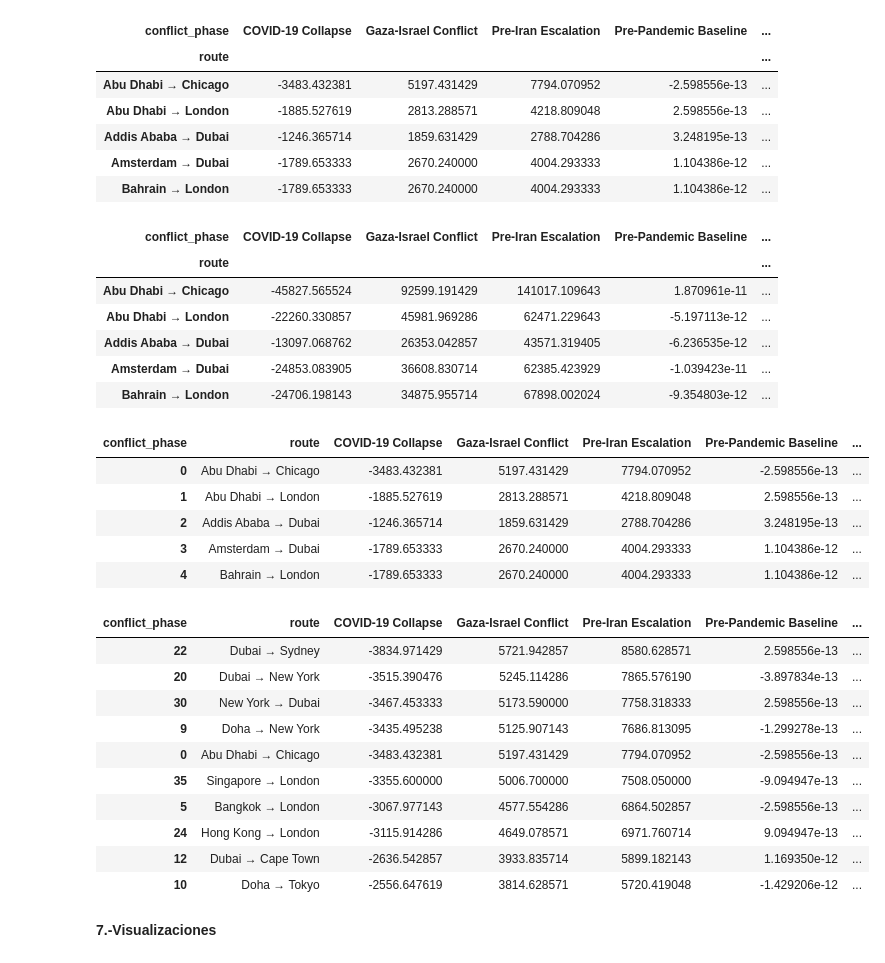
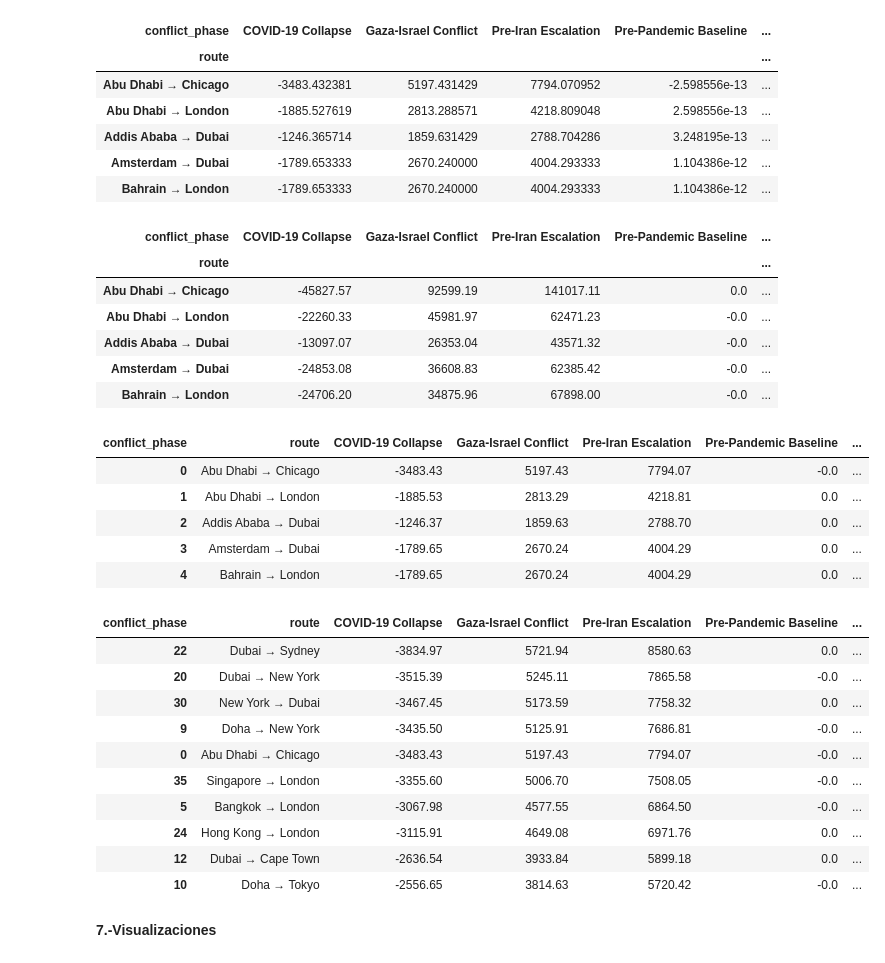
Before and after one commit to sutherlandfoncho/proyecto-prog-data, a Jupyter notebook: notebooks/02_transformaciones.ipynb, the cells around one changed output. Saved outputs shown, nothing was run; the diff lists cells and outputs as text; code cells hidden in the pictures.

Commit message:
rounds

```diff
--- a/notebooks/02_transformaciones.ipynb
+++ b/notebooks/02_transformaciones.ipynb
@@ -349,50 +354,51 @@ pivot_revenue = df_baseline_compare.pivot_table(
 )
 
 
+pivot_revenue = pivot_revenue.round(2)
 pivot_revenue.head()
 # %% [output]
 | conflict_phase | COVID-19 Collapse | Gaza-Israel Conflict | Pre-Iran Escalation | Pre-Pandemic Baseline | ... |
 | route |  |  |  |  | ... |
-| Abu Dhabi → Chicago | -45827.565524 | 92599.191429 | 141017.109643 | 1.870961e-11 | ... |
-| Abu Dhabi → London | -22260.330857 | 45981.969286 | 62471.229643 | -5.197113e-12 | ... |
-| Addis Ababa → Dubai | -13097.068762 | 26353.042857 | 43571.319405 | -6.236535e-12 | ... |
-| Amsterdam → Dubai | -24853.083905 | 36608.830714 | 62385.423929 | -1.039423e-11 | ... |
-| Bahrain → London | -24706.198143 | 34875.955714 | 67898.002024 | -9.354803e-12 | ... |
+| Abu Dhabi → Chicago | -45827.57 | 92599.19 | 141017.11 | 0.0 | ... |
+| Abu Dhabi → London | -22260.33 | 45981.97 | 62471.23 | -0.0 | ... |
+| Addis Ababa → Dubai | -13097.07 | 26353.04 | 43571.32 | -0.0 | ... |
+| Amsterdam → Dubai | -24853.08 | 36608.83 | 62385.42 | -0.0 | ... |
+| Bahrain → London | -24706.20 | 34875.96 | 67898.00 | -0.0 | ... |
 # %%
 
 pivot_fuel_cost = pivot_fuel_cost.reset_index()
 pivot_revenue = pivot_revenue.reset_index()
 
-
+pivot_fuel_cost = pivot_fuel_cost.round(2)
 pivot_fuel_cost.head()
 # %% [output]
 | conflict_phase | route | COVID-19 Collapse | Gaza-Israel Conflict | Pre-Iran Escalation | Pre-Pandemic Baseline | ... |
-| 0 | Abu Dhabi → Chicago | -3483.432381 | 5197.431429 | 7794.070952 | -2.598556e-13 | ... |
-| 1 | Abu Dhabi → London | -1885.527619 | 2813.288571 | 4218.809048 | 2.598556e-13 | ... |
-| 2 | Addis Ababa → Dubai | -1246.365714 | 1859.631429 | 2788.704286 | 3.248195e-13 | ... |
-| 3 | Amsterdam → Dubai | -1789.653333 | 2670.240000 | 4004.293333 | 1.104386e-12 | ... |
-| 4 | Bahrain → London | -1789.653333 | 2670.240000 | 4004.293333 | 1.104386e-12 | ... |
+| 0 | Abu Dhabi → Chicago | -3483.43 | 5197.43 | 7794.07 | -0.0 | ... |
+| 1 | Abu Dhabi → London | -1885.53 | 2813.29 | 4218.81 | 0.0 | ... |
+| 2 | Addis Ababa → Dubai | -1246.37 | 1859.63 | 2788.70 | 0.0 | ... |
+| 3 | Amsterdam → Dubai | -1789.65 | 2670.24 | 4004.29 | 0.0 | ... |
+| 4 | Bahrain → London | -1789.65 | 2670.24 | 4004.29 | 0.0 | ... |
 # %%
 
 pivot_fuel_cost["total_impact"] = pivot_fuel_cost.drop(columns=["route"]).sum(axis=1)
 
 
 pivot_fuel_cost_sorted = pivot_fuel_cost.sort_values(by="total_impact", ascending=False)
 
-
+pivot_fuel_cost_sorted = pivot_fuel_cost_sorted.round(2)
 pivot_fuel_cost_sorted.head(10)
 # %% [output]
 | conflict_phase | route | COVID-19 Collapse | Gaza-Israel Conflict | Pre-Iran Escalation | Pre-Pandemic Baseline | ... |
-| 22 | Dubai → Sydney | -3834.971429 | 5721.942857 | 8580.628571 | 2.598556e-13 | ... |
-| 20 | Dubai → New York | -3515.390476 | 5245.114286 | 7865.576190 | -3.897834e-13 | ... |
-| 30 | New York → Dubai | -3467.453333 | 5173.590000 | 7758.318333 | 2.598556e-13 | ... |
-| 9 | Doha → New York | -3435.495238 | 5125.907143 | 7686.813095 | -1.299278e-13 | ... |
-| 0 | Abu Dhabi → Chicago | -3483.432381 | 5197.431429 | 7794.070952 | -2.598556e-13 | ... |
-| 35 | Singapore → London | -3355.600000 | 5006.700000 | 7508.050000 | -9.094947e-13 | ... |
-| 5 | Bangkok → London | -3067.977143 | 4577.554286 | 6864.502857 | -2.598556e-13 | ... |
-| 24 | Hong Kong → London | -3115.914286 | 4649.078571 | 6971.760714 | 9.094947e-13 | ... |
-| 12 | Dubai → Cape Town | -2636.542857 | 3933.835714 | 5899.182143 | 1.169350e-12 | ... |
-| 10 | Doha → Tokyo | -2556.647619 | 3814.628571 | 5720.419048 | -1.429206e-12 | ... |
+| 22 | Dubai → Sydney | -3834.97 | 5721.94 | 8580.63 | 0.0 | ... |
+| 20 | Dubai → New York | -3515.39 | 5245.11 | 7865.58 | -0.0 | ... |
+| 30 | New York → Dubai | -3467.45 | 5173.59 | 7758.32 | 0.0 | ... |
+| 9 | Doha → New York | -3435.50 | 5125.91 | 7686.81 | -0.0 | ... |
+| 0 | Abu Dhabi → Chicago | -3483.43 | 5197.43 | 7794.07 | -0.0 | ... |
+| 35 | Singapore → London | -3355.60 | 5006.70 | 7508.05 | -0.0 | ... |
+| 5 | Bangkok → London | -3067.98 | 4577.55 | 6864.50 | -0.0 | ... |
+| 24 | Hong Kong → London | -3115.91 | 4649.08 | 6971.76 | 0.0 | ... |
+| 12 | Dubai → Cape Town | -2636.54 | 3933.84 | 5899.18 | 0.0 | ... |
+| 10 | Doha → Tokyo | -2556.65 | 3814.63 | 5720.42 | -0.0 | ... |
 # %%
 
 pivot_fuel_cost_sorted.to_csv("../outputs/tables/pivot_fuel_cost.csv", index=False)
```
Also changed, not shown: parts of 2 cells of this notebook, 1 other file.
